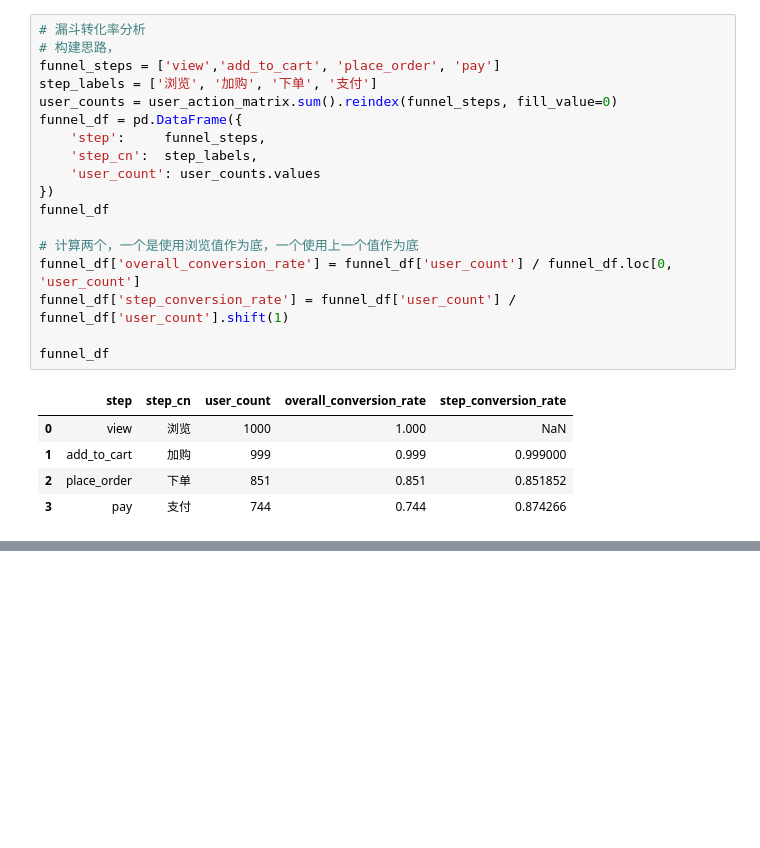
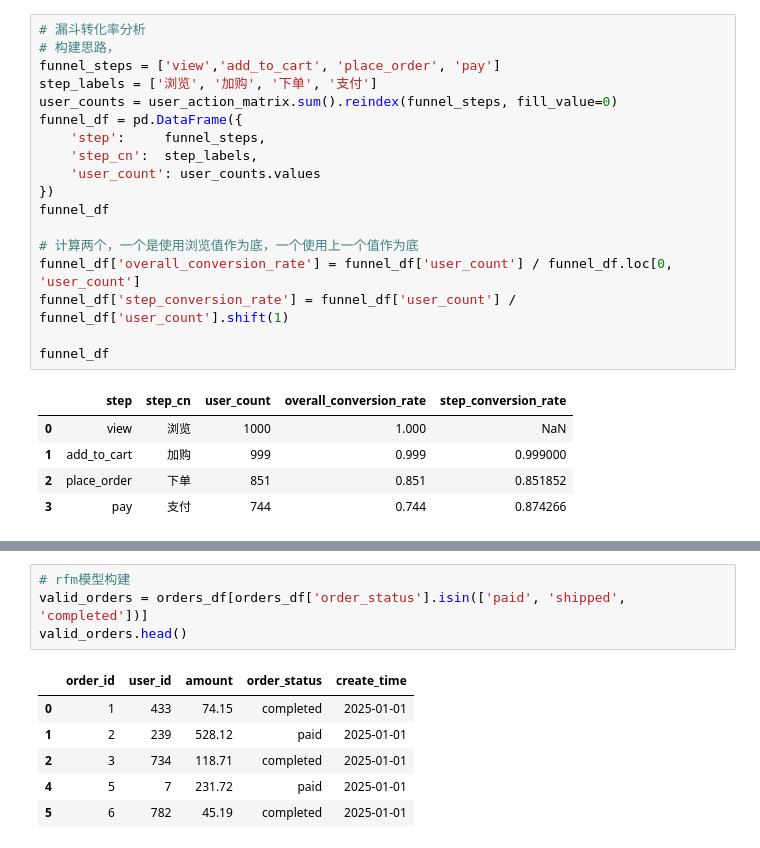
Before and after one commit to maheyun/jianli, a Jupyter notebook: 项目一：公司日常运营指标分析/复刻.ipynb, the cells around one changed output, grey strips where cells are left out. Saved outputs shown, nothing was run; the diff lists cells and outputs as text; blank space fills up the shorter version.

```diff
--- a/项目一：公司日常运营指标分析/复刻.ipynb
+++ b/项目一：公司日常运营指标分析/复刻.ipynb
@@ -270,0 +310,11 @@ funnel_df
+# %%
+# rfm模型构建
+valid_orders = orders_df[orders_df['order_status'].isin(['paid', 'shipped', 'completed'])]
+valid_orders.head()
+# %% [output]
+|  | order_id | user_id | amount | order_status | create_time |
+| 0 | 1 | 433 | 74.15 | completed | 2025-01-01 |
+| 1 | 2 | 239 | 528.12 | paid | 2025-01-01 |
+| 2 | 3 | 734 | 118.71 | completed | 2025-01-01 |
+| 4 | 5 | 7 | 231.72 | paid | 2025-01-01 |
+| 5 | 6 | 782 | 45.19 | completed | 2025-01-01 |
```
Also changed, not shown: parts of 7 cells of this notebook, 4 other files.
